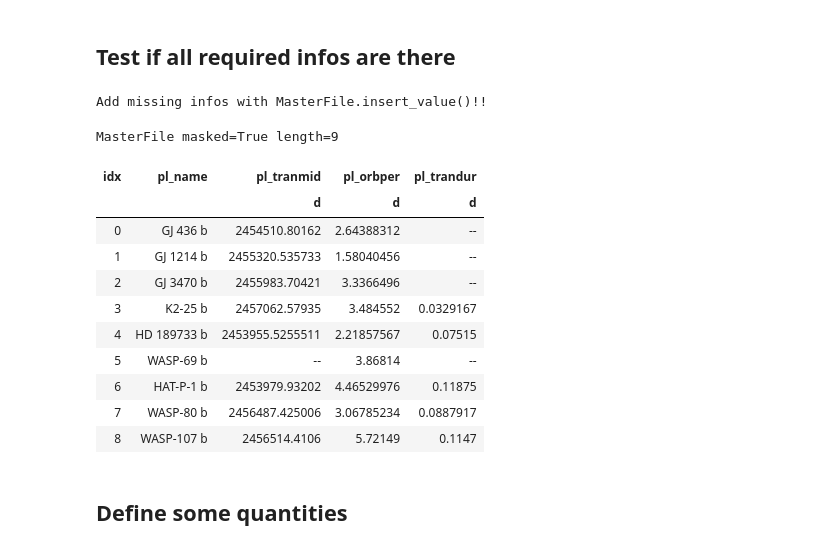
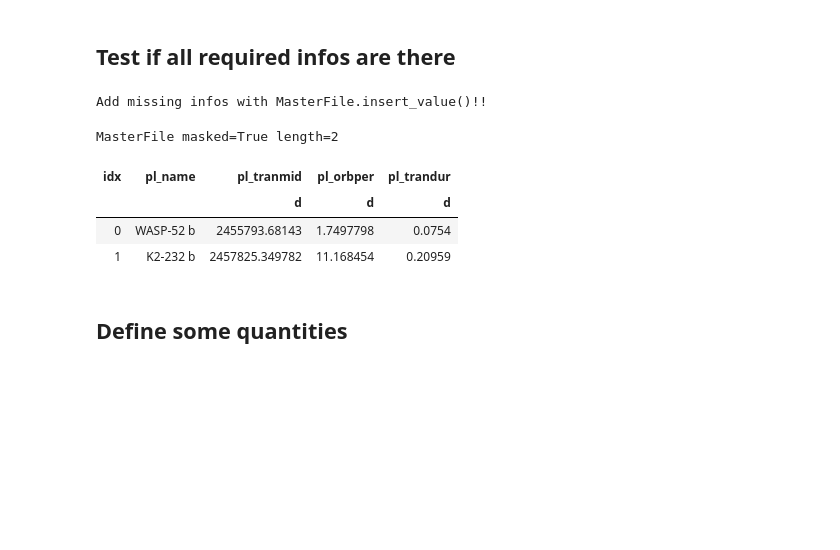
Before and after one commit to AntoineDarveau/transit_prediction, a Jupyter notebook: Predict_transits.ipynb, the cells around one changed output. Saved outputs shown, nothing was run; the diff lists cells and outputs as text; code cells hidden in the pictures; blank space fills up the shorter version.

```diff
--- a/Predict_transits.ipynb
+++ b/Predict_transits.ipynb
@@ -29,0 +23,2 @@ target_list = ["GJ 436 b",
+# %%
+target_list = ['WASP-52', 'K2-232']
@@ -44,4 +153,7 @@ n_eclipses = 5000
 # %% [markdown]
 ## Test if all required infos are there
 # %%
-required_info = data['pl_name','pl_tranmid','pl_orbper','pl_trandur']
+required_info = data['pl_name',
+                     'pl_tranmid',#'pl_tranmiderr1','pl_tranmiderr2',
+                     'pl_orbper',
+                     'pl_trandur']
@@ -48,20 +163,13 @@ required_info = data['pl_name','pl_tranmid','pl_orbper','pl_trandur']
 # %%
 print('Add missing infos with MasterFile.insert_value()!!')
-required_info.show_in_notebook()
+required_info.show_in_notebook(display_length=10)
 # %% [output]
 Add missing infos with MasterFile.insert_value()!!
-MasterFile masked=True length=9
+MasterFile masked=True length=2
 | idx | pl_name | pl_tranmid | pl_orbper | pl_trandur |
 |  |  | d | d | d |
-| 0 | GJ 436 b | 2454510.80162 | 2.64388312 | -- |
-| 1 | GJ 1214 b | 2455320.535733 | 1.58040456 | -- |
-| 2 | GJ 3470 b | 2455983.70421 | 3.3366496 | -- |
-| 3 | K2-25 b | 2457062.57935 | 3.484552 | 0.0329167 |
-| 4 | HD 189733 b | 2453955.5255511 | 2.21857567 | 0.07515 |
-| 5 | WASP-69 b | -- | 3.86814 | -- |
-| 6 | HAT-P-1 b | 2453979.93202 | 4.46529976 | 0.11875 |
-| 7 | WASP-80 b | 2456487.425006 | 3.06785234 | 0.0887917 |
-| 8 | WASP-107 b | 2456514.4106 | 5.72149 | 0.1147 |
+| 0 | WASP-52 b | 2455793.68143 | 1.7497798 | 0.0754 |
+| 1 | K2-232 b | 2457825.349782 | 11.168454 | 0.20959 |
 # %% [markdown]
 ## Define some quantities
 # %%
```
Also changed, not shown: parts of 32 cells of this notebook, 4 other files.
